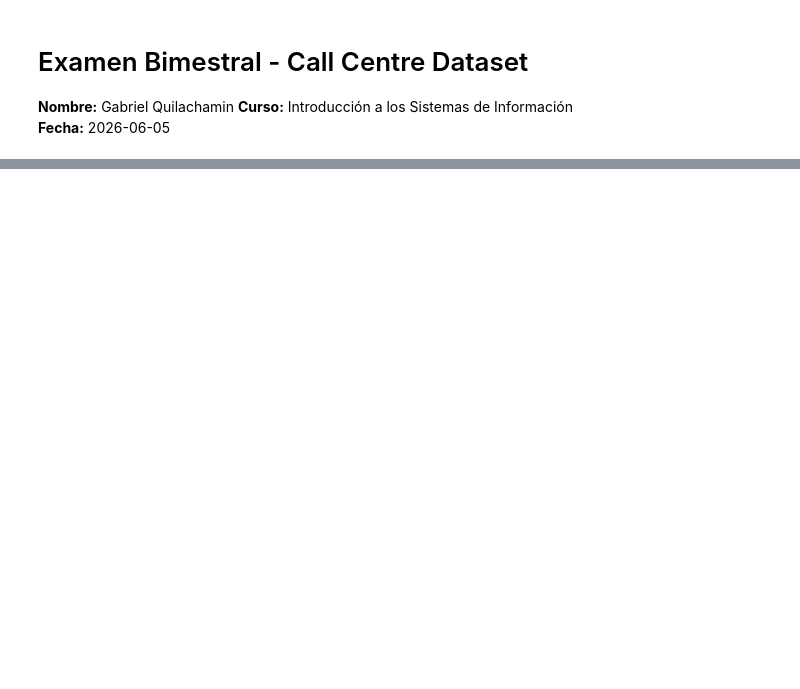
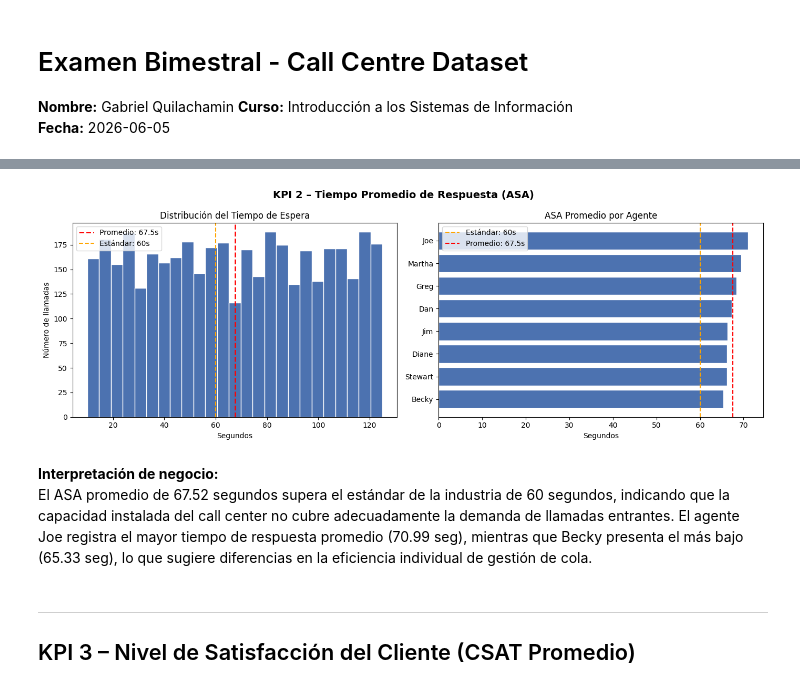
Before and after one commit to gabrielquilachaminds-cloud/Examen-Bimestral---FInal, a Jupyter notebook: Documento.ipynb, the cells around one changed output, grey strips where cells are left out. Saved outputs shown, nothing was run; the diff lists cells and outputs as text; code cells hidden in the pictures; blank space fills up the shorter version.

```diff
--- a/Documento.ipynb
+++ b/Documento.ipynb
@@ -42,0 +125,32 @@ dtype: int64
+# %%
+fig, axes = plt.subplots(1, 2, figsize=(14, 5))
+fig.suptitle('KPI 2 – Tiempo Promedio de Respuesta (ASA)', fontsize=14, fontweight='bold')
+
+# Histograma de distribución de tiempos de espera
+axes[0].hist(df['Speed of answer in seconds'].dropna(), bins=25, color='#4C72B0', edgecolor='white')
+axes[0].axvline(ASA, color='red', linestyle='--', linewidth=1.8, label=f'Promedio: {ASA:.1f}s')
+axes[0].axvline(60, color='orange', linestyle='--', linewidth=1.5, label='Estándar: 60s')
+axes[0].set_title('Distribución del Tiempo de Espera')
+axes[0].set_xlabel('Segundos')
+axes[0].set_ylabel('Número de llamadas')
+axes[0].legend()
+
+# ASA por agente
+asa_agente = df.groupby('Agent')['Speed of answer in seconds'].mean().sort_values()
+axes[1].barh(asa_agente.index, asa_agente.values, color='#4C72B0', edgecolor='white')
+axes[1].axvline(60, color='orange', linestyle='--', linewidth=1.5, label='Estándar: 60s')
+axes[1].axvline(ASA, color='red', linestyle='--', linewidth=1.5, label=f'Promedio: {ASA:.1f}s')
+axes[1].set_title('ASA Promedio por Agente')
+axes[1].set_xlabel('Segundos')
+axes[1].legend()
+
+plt.tight_layout()
+plt.show()
+# %% [output]
+[figure, added]
+# %% [markdown]
+**Interpretación de negocio:**
+El ASA promedio de 67.52 segundos supera el estándar de la industria de 60 segundos, indicando que la capacidad instalada del call center no cubre adecuadamente la demanda de llamadas entrantes. El agente Joe registra el mayor tiempo de respuesta promedio (70.99 seg), mientras que Becky presenta el más bajo (65.33 seg), lo que sugiere diferencias en la eficiencia individual de gestión de cola.
+# %% [markdown]
+---
+## KPI 3 – Nivel de Satisfacción del Cliente (CSAT Promedio)
```
Also changed, not shown: parts of 14 cells of this notebook.
